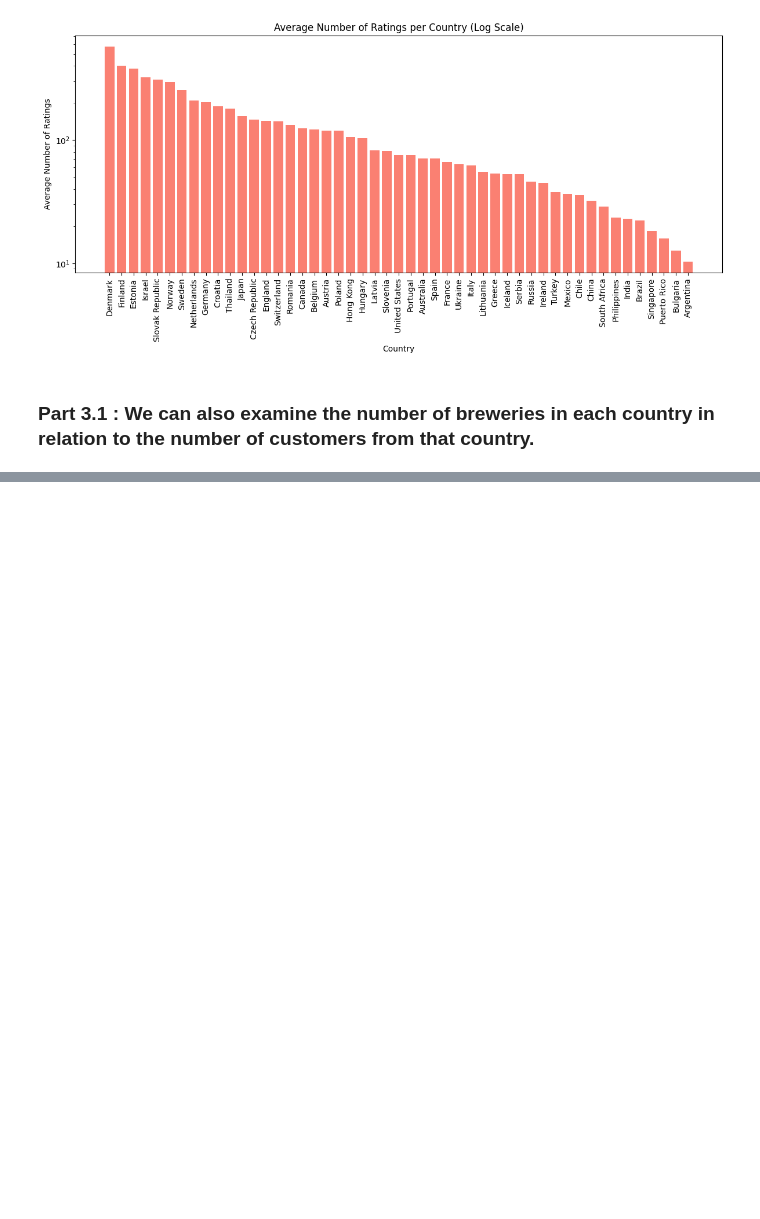
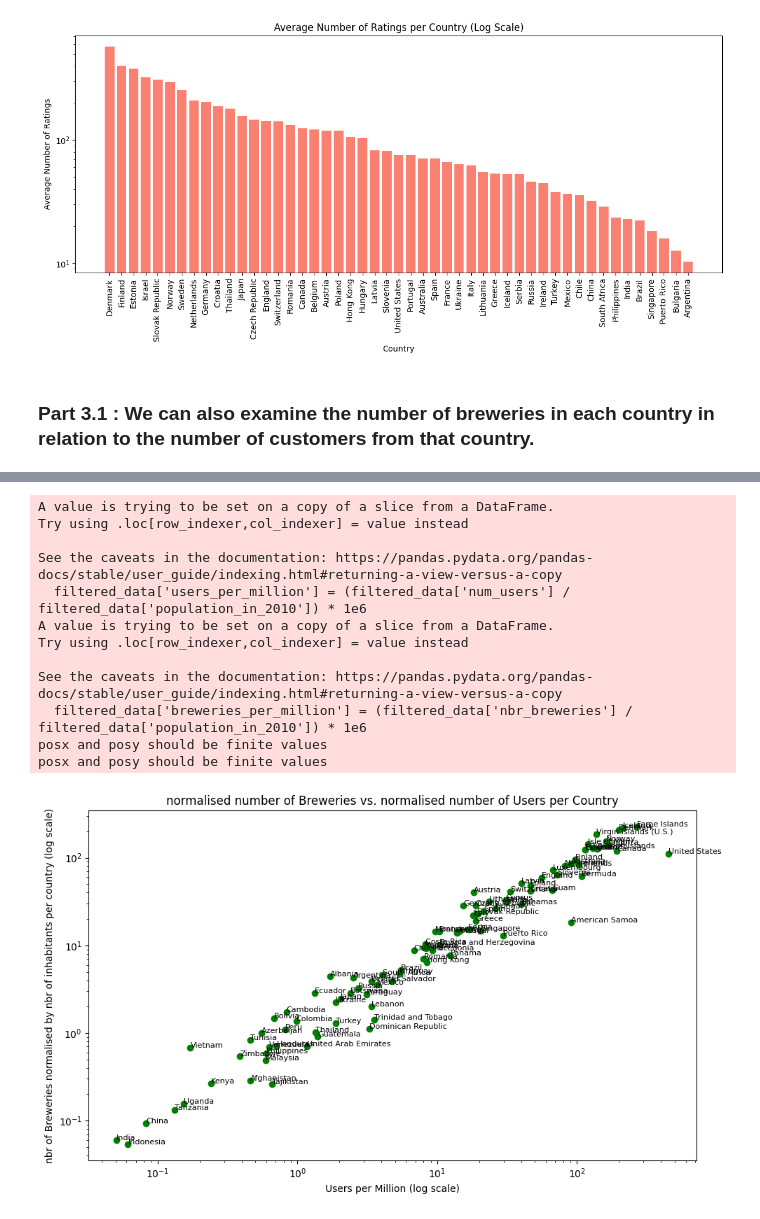
Before and after one commit to epfl-ada/ada-2024-project-pada-wan, a Jupyter notebook: results.ipynb, the cells around one changed output, grey strips where cells are left out. Drawn from its saved outputs; the diff is of its cells as text; code cells hidden in the pictures; blank space fills up the shorter version.

```diff
--- a/results.ipynb
+++ b/results.ipynb
@@ -567,0 +533,43 @@ print(recap_breweries_info)
+# %%
+# Assume 'population_in_2010' column exists in your 'country_analysis2' DataFrame for each country
+# Filter countries with at least 50 users
+filtered_data = country_analysis2[country_analysis2['num_users'] >= 5]
+
+# Calculate users and breweries per million people to normalize by population
+filtered_data['users_per_million'] = (filtered_data['num_users'] / filtered_data['population_in_2010']) * 1e6
+filtered_data['breweries_per_million'] = (filtered_data['nbr_breweries'] / filtered_data['population_in_2010']) * 1e6
+
+# Scatter plot of breweries per million vs. users per million for each country
+plt.figure(figsize=(10, 6))
+plt.scatter(filtered_data['users_per_million'], filtered_data['breweries_per_million'], color='green')
+
+# Add labels for each country
+for i, row in filtered_data.iterrows():
+    plt.text(row['users_per_million'], row['breweries_per_million'], row['country'], fontsize=8)
+
+# Use log scale to handle wide ranges
+plt.xscale('log')
+plt.yscale('log')
+
+# Labels and title
+plt.xlabel('nbr of users normalised by nbr of inhabitants per country (log scale)')
+plt.ylabel('nbr of Breweries normalised by nbr of inhabitants per country (log scale)')
+plt.title('normalised number of Breweries vs. normalised number of Users per Country')
+
+# Show plot
+plt.tight_layout()
+plt.show()
+# %% [output]
+A value is trying to be set on a copy of a slice from a DataFrame.
+Try using .loc[row_indexer,col_indexer] = value instead
+
+See the caveats in the documentation: https://pandas.pydata.org/pandas-docs/stable/user_guide/indexing.html#returning-a-view-versus-a-copy
+  filtered_data['users_per_million'] = (filtered_data['num_users'] / filtered_data['population_in_2010']) * 1e6
+A value is trying to be set on a copy of a slice from a DataFrame.
+Try using .loc[row_indexer,col_indexer] = value instead
+
+See the caveats in the documentation: https://pandas.pydata.org/pandas-docs/stable/user_guide/indexing.html#returning-a-view-versus-a-copy
+  filtered_data['breweries_per_million'] = (filtered_data['nbr_breweries'] / filtered_data['population_in_2010']) * 1e6
+posx and posy should be finite values
+posx and posy should be finite values
+[figure, added]
```
Also changed, not shown: parts of 10 cells of this notebook.
